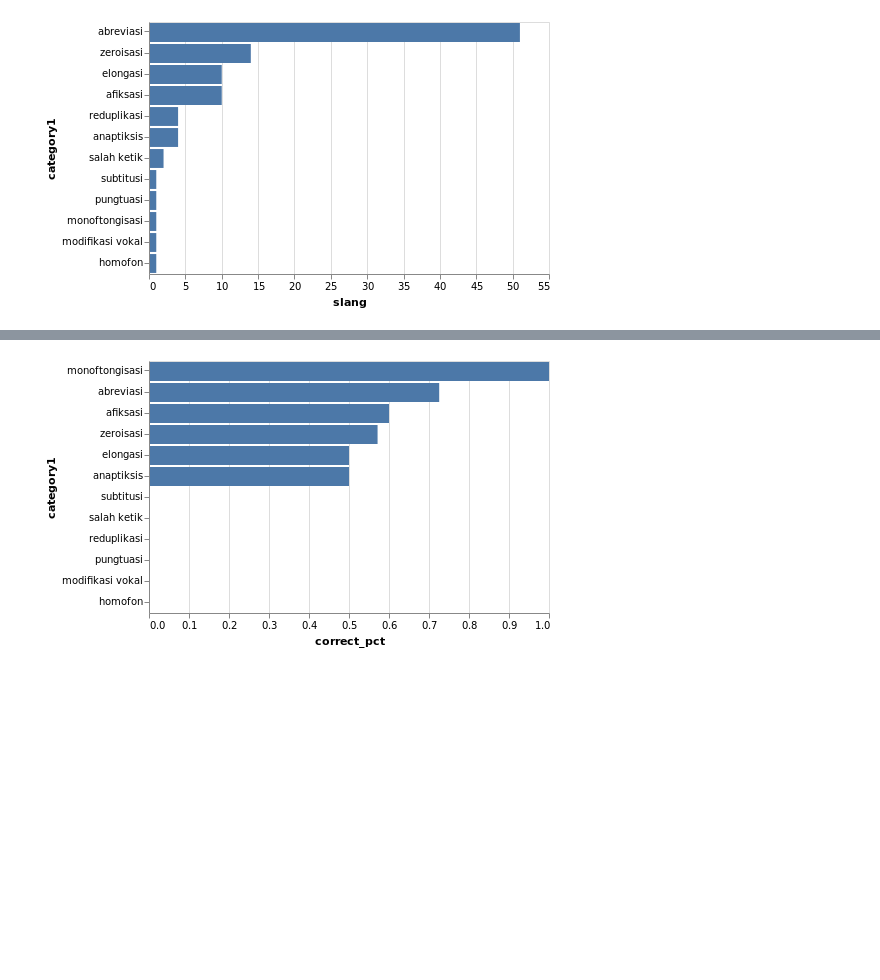
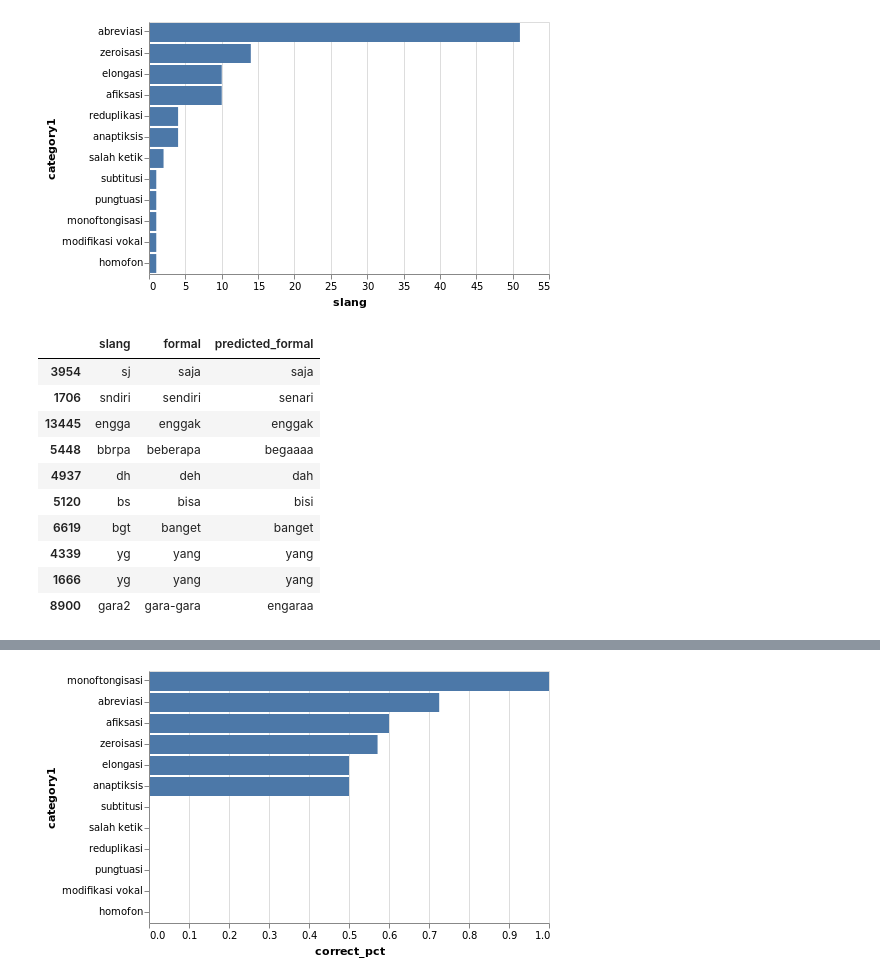
Before and after one commit to ariepratama/nmt-playground, a Jupyter notebook: Word Normalization - Attention Encoder Decoder Batched.ipynb, the cells around one changed output, grey strips where cells are left out. Saved outputs shown, nothing was run; the diff lists cells and outputs as text; code cells hidden in the pictures; blank space fills up the shorter version.

```diff
--- a/Word Normalization - Attention Encoder Decoder Batched.ipynb
+++ b/Word Normalization - Attention Encoder Decoder Batched.ipynb
@@ -390,6 +396,20 @@ alt.Chart(agg_all).mark_bar().encode(
 )
 # %% [output]
 [figure]
+# %%
+df_wt_prediction.iloc[50:60][['slang', 'formal', 'predicted_formal']]
+# %% [output]
+|  | slang | formal | predicted_formal |
+| 3954 | sj | saja | saja |
+| 1706 | sndiri | sendiri | senari |
+| 13445 | engga | enggak | enggak |
+| 5448 | bbrpa | beberapa | begaaaa |
+| 4937 | dh | deh | dah |
+| 5120 | bs | bisa | bisi |
+| 6619 | bgt | banget | banget |
+| 4339 | yg | yang | yang |
+| 1666 | yg | yang | yang |
+| 8900 | gara2 | gara-gara | engaraa |
 # %%
 agg = df_wt_correct_prediction.groupby(
     'category1'
```
Also changed, not shown: parts of 21 cells of this notebook, 2 other files.
